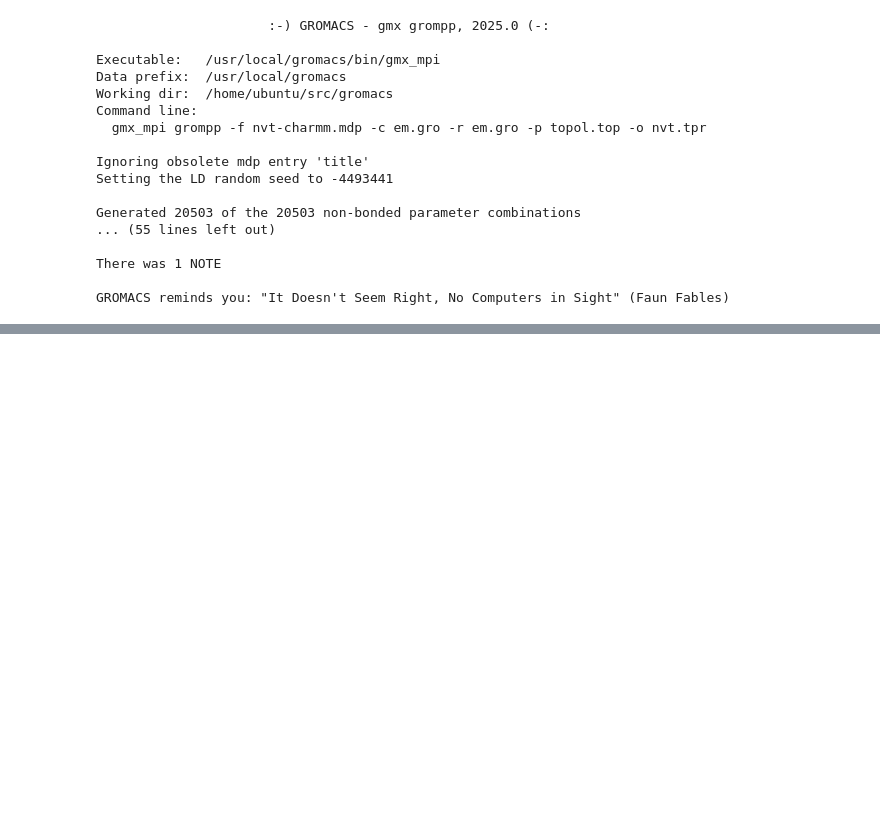
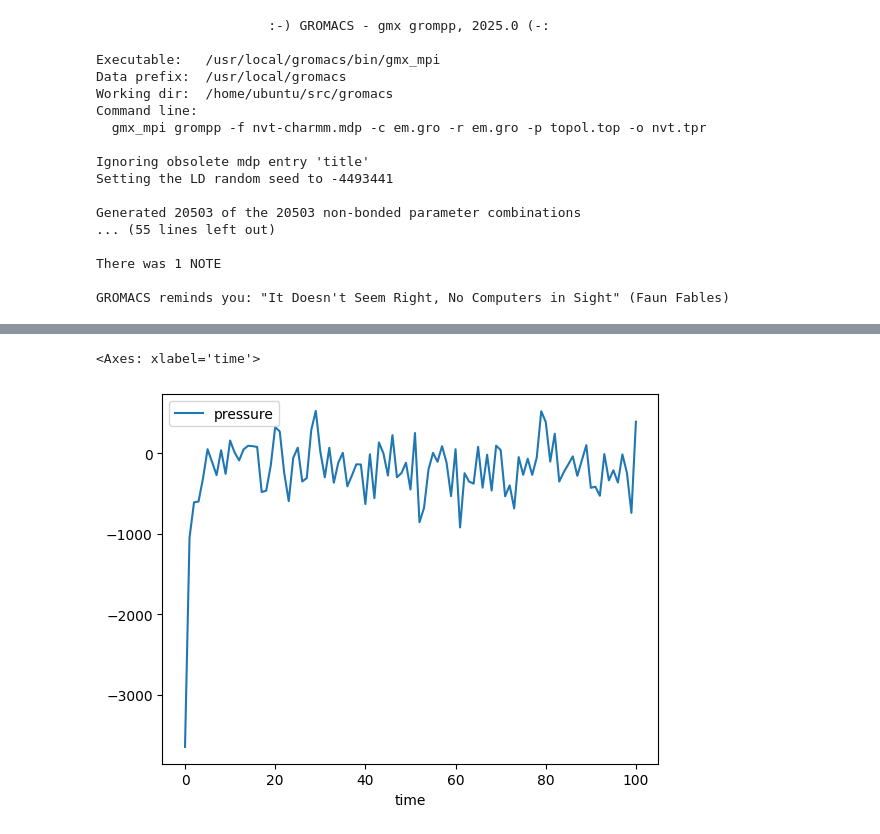
Before and after one commit to seafoodfry/ml-workspace, a Jupyter notebook: gpu-sandbox/gromacs/001-md-intro-equil.ipynb, the cells around one changed output, grey strips where cells are left out. Saved outputs shown, nothing was run; the diff lists cells and outputs as text; code cells hidden in the pictures; blank space fills up the shorter version.

```diff
--- a/gpu-sandbox/gromacs/001-md-intro-equil.ipynb
+++ b/gpu-sandbox/gromacs/001-md-intro-equil.ipynb
@@ -46,0 +184,6 @@ starting mdrun 'COAGULATION FACTOR XA'
+# %%
+df = pd.read_csv('nvt_pressure.xvg', sep='\\s+', header=None, names=['time','pressure'])
+df.plot('time')
+# %% [output]
+<Axes: xlabel='time'>
+[figure, added]
```
Also changed, not shown: parts of 10 cells of this notebook, 8 other files.
